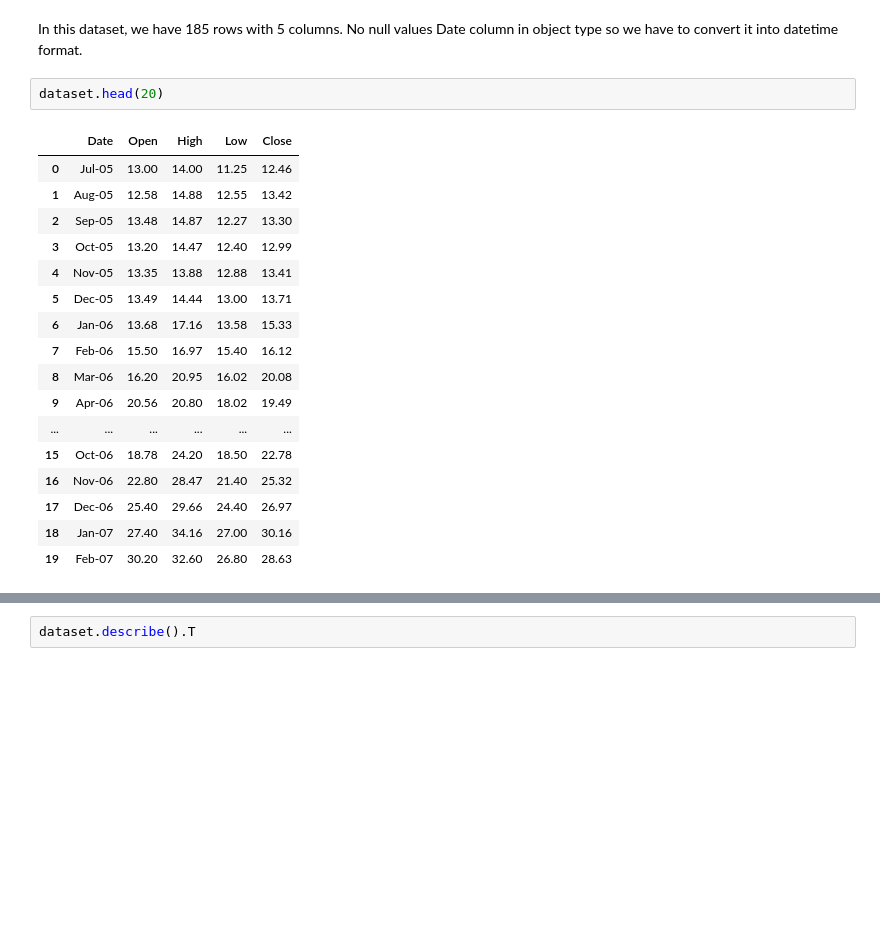
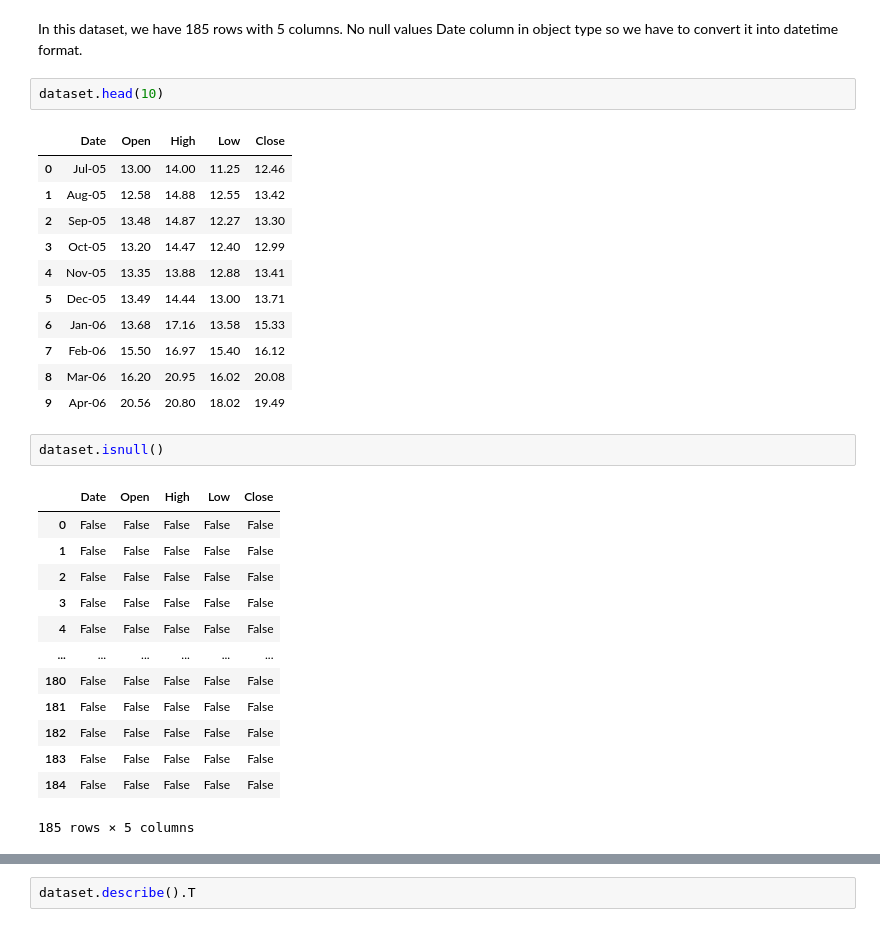
Before and after one commit to vikas6169/yes-bank-stock-price-prediction, a Jupyter notebook: Copy_of_Yes_bank(vikas)ipyn.ipynb, the cells around one changed output, grey strips where cells are left out. Saved outputs shown, nothing was run; the diff lists cells and outputs as text; blank space fills up the shorter version.

```diff
--- a/Copy_of_Yes_bank(vikas)ipyn.ipynb
+++ b/Copy_of_Yes_bank(vikas)ipyn.ipynb
@@ -75,22 +75,32 @@ In this dataset, we have 185 rows with 5 columns.
 No null values
 Date column in object type so we have to convert it into datetime format.
 # %%
-dataset.head(20)
+dataset.head(10)
 # %% [output]
 |  | Date | Open | High | Low | Close |
 | 0 | Jul-05 | 13.00 | 14.00 | 11.25 | 12.46 |
 | 1 | Aug-05 | 12.58 | 14.88 | 12.55 | 13.42 |
 | 2 | Sep-05 | 13.48 | 14.87 | 12.27 | 13.30 |
 | 3 | Oct-05 | 13.20 | 14.47 | 12.40 | 12.99 |
 | 4 | Nov-05 | 13.35 | 13.88 | 12.88 | 13.41 |
 | 5 | Dec-05 | 13.49 | 14.44 | 13.00 | 13.71 |
 | 6 | Jan-06 | 13.68 | 17.16 | 13.58 | 15.33 |
 | 7 | Feb-06 | 15.50 | 16.97 | 15.40 | 16.12 |
 | 8 | Mar-06 | 16.20 | 20.95 | 16.02 | 20.08 |
 | 9 | Apr-06 | 20.56 | 20.80 | 18.02 | 19.49 |
-| ... | ... | ... | ... | ... | ... |
-| 15 | Oct-06 | 18.78 | 24.20 | 18.50 | 22.78 |
-| 16 | Nov-06 | 22.80 | 28.47 | 21.40 | 25.32 |
-| 17 | Dec-06 | 25.40 | 29.66 | 24.40 | 26.97 |
-| 18 | Jan-07 | 27.40 | 34.16 | 27.00 | 30.16 |
-| 19 | Feb-07 | 30.20 | 32.60 | 26.80 | 28.63 |
+# %%
+dataset.isnull()
+# %% [output]
+|  | Date | Open | High | Low | Close |
+| 0 | False | False | False | False | False |
+| 1 | False | False | False | False | False |
+| 2 | False | False | False | False | False |
+| 3 | False | False | False | False | False |
+| 4 | False | False | False | False | False |
+| ... | ... | ... | ... | ... | ... |
+| 180 | False | False | False | False | False |
+| 181 | False | False | False | False | False |
+| 182 | False | False | False | False | False |
+| 183 | False | False | False | False | False |
+| 184 | False | False | False | False | False |
+185 rows × 5 columns
```
Also changed, not shown: parts of 3 cells of this notebook.
